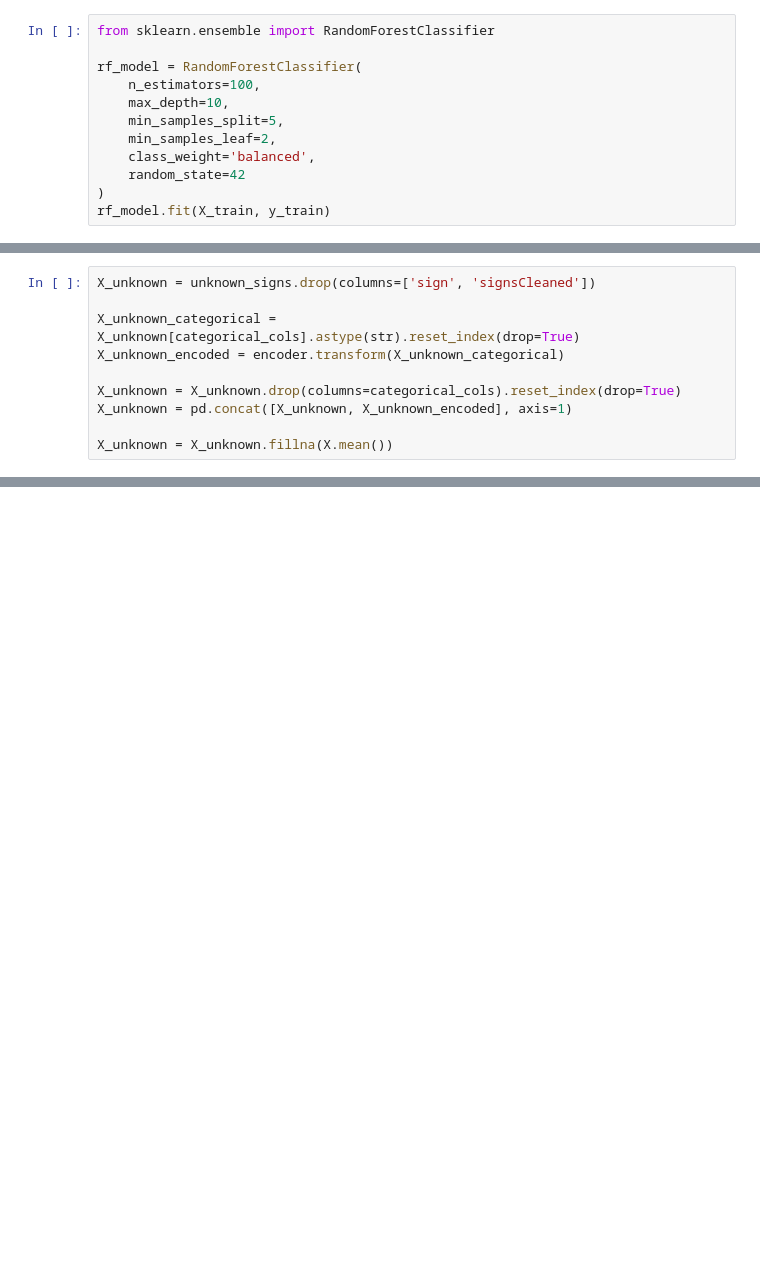
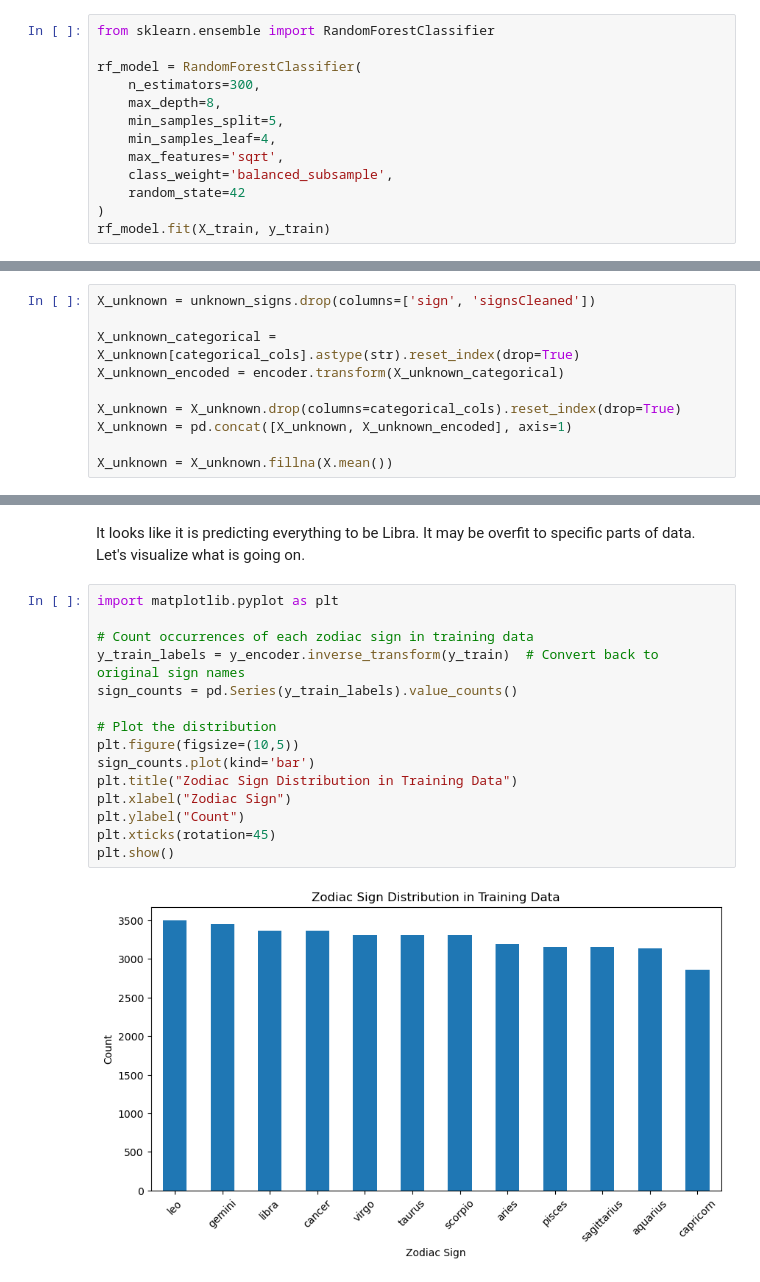
Before and after one commit to Kyloni417/OkCupid-Date-a-Scientist, a Jupyter notebook: date-a-scientist.ipynb, the cells around one changed output, grey strips where cells are left out. Cells and saved outputs as stored; diff of their text form; blank space fills up the shorter version.

```diff
--- a/date-a-scientist.ipynb
+++ b/date-a-scientist.ipynb
@@ -1036,11 +1337,12 @@ And now we will train a Random Forest model.
 from sklearn.ensemble import RandomForestClassifier
 
 rf_model = RandomForestClassifier(
-    n_estimators=100,
-    max_depth=10,
+    n_estimators=300,
+    max_depth=8,
     min_samples_split=5,
-    min_samples_leaf=2,
-    class_weight='balanced',
+    min_samples_leaf=4,
+    max_features='sqrt',
+    class_weight='balanced_subsample',
     random_state=42
 )
 rf_model.fit(X_train, y_train)
@@ -1089,0 +1425,19 @@ X_unknown = X_unknown.fillna(X.mean())
+# %% [markdown]
+It looks like it is predicting everything to be Libra.  It may be overfit to specific parts of data.  Let's visualize what is going on.
+# %%
+import matplotlib.pyplot as plt
+
+# Count occurrences of each zodiac sign in training data
+y_train_labels = y_encoder.inverse_transform(y_train)  # Convert back to original sign names
+sign_counts = pd.Series(y_train_labels).value_counts()
+
+# Plot the distribution
+plt.figure(figsize=(10,5))
+sign_counts.plot(kind='bar')
+plt.title("Zodiac Sign Distribution in Training Data")
+plt.xlabel("Zodiac Sign")
+plt.ylabel("Count")
+plt.xticks(rotation=45)
+plt.show()
+# %% [output]
+[figure, added]
```
Also changed, not shown: parts of 44 cells of this notebook.
